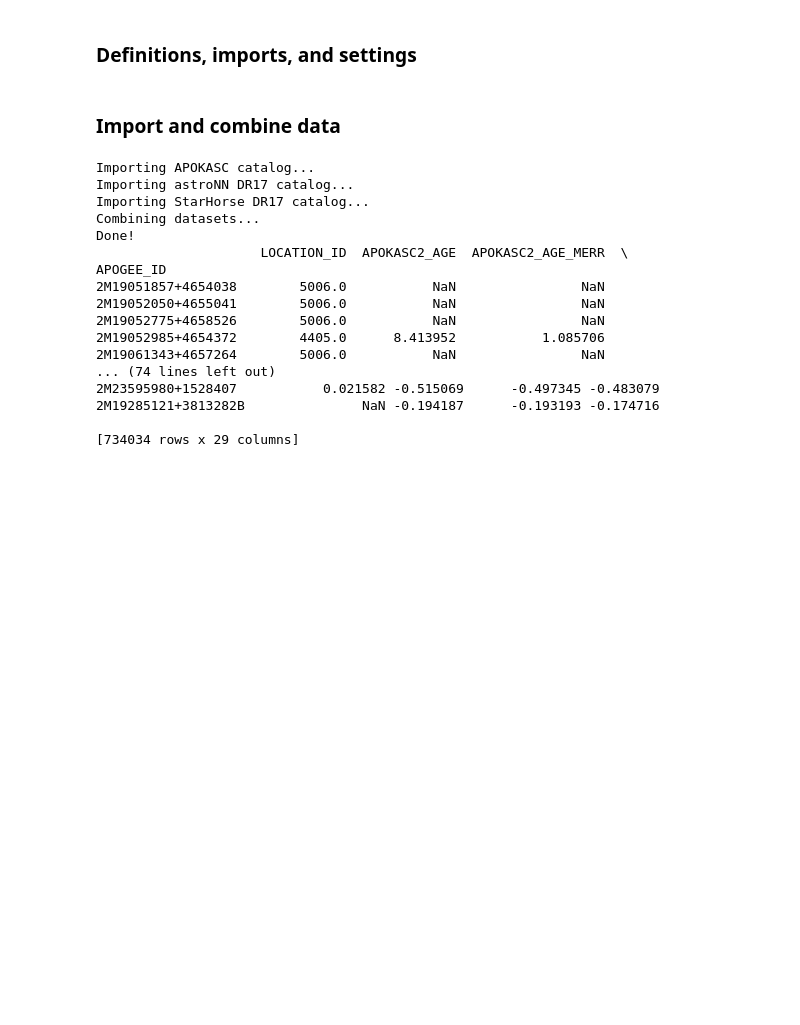
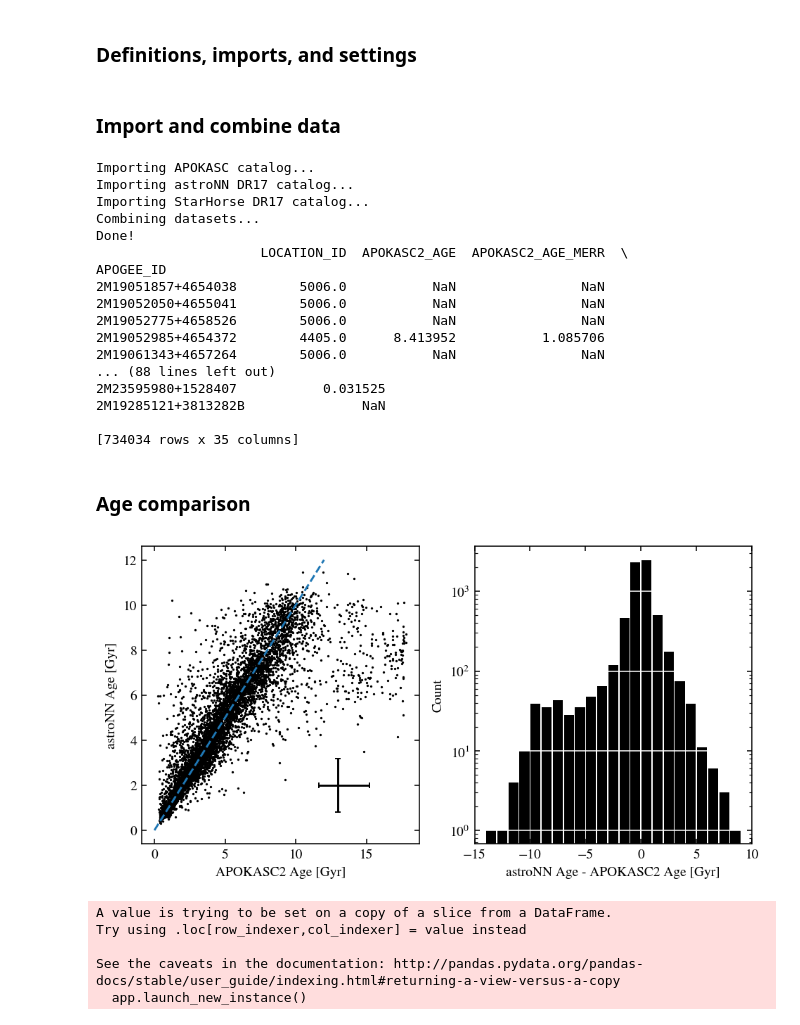
Before and after one commit to lodubay/first-year-project, a Jupyter notebook: compare_datasets.ipynb, the cells around one changed output. Saved outputs shown, nothing was run; the diff lists cells and outputs as text; code cells hidden in the pictures; blank space fills up the shorter version.

Commit message:
added alpha, fe comparisons

```diff
--- a/compare_datasets.ipynb
+++ b/compare_datasets.ipynb
@@ -5,7 +5,7 @@ from pathlib import Path
 import numpy as np
 import pandas as pd
 import matplotlib.pyplot as plt
-import matplotlib.patches as patches
+from matplotlib import patches, colors, cm
 from astropy.table import Table
 
 # Plot settings
@@ -13,6 +13,7 @@ plt.rc(('xtick', 'ytick'), direction='in')
 plt.rc('xtick', top=True)
 plt.rc('ytick', right=True)
 plt.rc('font', family='STIXgeneral')
+plt.rc('figure', dpi=140)
 
 # Paths
 data_dir = '/users/PAS2055/lodubay/Data/APOGEE'
@@ -42,6 +43,13 @@ def rms(array, arrmin=None, arrmax=None):
     if arrmax:
         array = array[array < arrmax]
     return np.sqrt(np.mean(array**2))
+
+def quad_add(arr1, arr2):
+    """
+    Add input arrays in quadrature.
+
+    """
+    return np.sqrt(arr1**2 + arr2**2)
 # %% [markdown]
 ### Import and combine data
 # %%
@@ -54,7 +62,7 @@ apokasc_df['LOC_ID'] = apokasc_df['LOC_ID'].astype(int)
 apokasc_cols = ['2MASS_ID', 'LOC_ID', 'APOKASC2_AGE', 'APOKASC2_AGE_MERR',
                 'APOKASC2_AGE_PERR', 'DR16_ALP_M_COR', 'DR16_ALP_M_COR_ERR',
                 'DR16_FE_H', 'DR16_FE_H_ERR', 'DR16_M_H_COR',
-                'DR16_M_H_COR_ERR']
+                'DR16_M_H_COR_ERR', 'DR16_O_FE', 'DR16_O_FE_ERR']
 
 # astroNN DR17 catalog
 print('Importing astroNN DR17 catalog...')
@@ -89,6 +97,10 @@ stellar_params.rename(columns={'age_lowess_correct': 'ASTRONN_AGE', 'age_total_e
 stellar_params['STARHORSE_M_H_MERR'] = stellar_params['STARHORSE_M_H'] - stellar_params['met16']
 stellar_params['STARHORSE_M_H_PERR'] = stellar_params['met84'] - stellar_params['STARHORSE_M_H']
 stellar_params.drop(['met16', 'met84'], axis='columns', inplace=True)
+stellar_params['ASTRONN_C_N'] = stellar_params['ASTRONN_C_H'] - stellar_params['ASTRONN_N_H']
+stellar_params['ASTRONN_C_N_ERR'] = quad_add(stellar_params['ASTRONN_C_H_ERR'], stellar_params['ASTRONN_N_H_ERR'])
+stellar_params['ASTRONN_O_FE'] = stellar_params['ASTRONN_O_H'] - stellar_params['ASTRONN_FE_H']
+stellar_params['ASTRONN_O_FE_ERR'] = quad_add(stellar_params['ASTRONN_O_H_ERR'], stellar_params['ASTRONN_FE_H_ERR'])
 print('Done!')
 print(stellar_params)
 # %% [output]
@@ -104,8 +116,54 @@ APOGEE_ID
 2M19052775+4658526        5006.0           NaN                NaN
 2M19052985+4654372        4405.0      8.413952           1.085706
 2M19061343+4657264        5006.0           NaN                NaN
-... (74 lines left out)
-2M23595980+1528407           0.021582 -0.515069      -0.497345 -0.483079
-2M19285121+3813282B               NaN -0.194187      -0.193193 -0.174716
+... (88 lines left out)
+2M23595980+1528407           0.031525
+2M19285121+3813282B               NaN
 
-[734034 rows x 29 columns]
+[734034 rows x 35 columns]
+# %% [markdown]
+### Age comparison
+# %%
+# Select targets with ages from both APOKASC and astroNN
+ages = stellar_params[(pd.notna(stellar_params['APOKASC2_AGE'])) & (pd.notna(stellar_params['ASTRONN_AGE']))]
+
+# APOKASC age vs astroNN age
+fig, axs = plt.subplots(1, 2, figsize=(8, 4))
+ax = axs[0]
+ax.plot([0, 12], [0, 12], linestyle='--')
+ax.scatter(ages['APOKASC2_AGE'], ages['ASTRONN_AGE'], s=0.5, c='k')
+# plot RMS error
+ax.errorbar(13, 2,
+            xerr=[[rms(ages['APOKASC2_AGE_MERR'])],
+                  [rms(ages['APOKASC2_AGE_PERR'])]],
+            yerr=rms(ages['ASTRONN_AGE_ERR']),
+            color='k', capsize=2)
+ax.set_xlabel('APOKASC2 Age [Gyr]')
+ax.set_ylabel('astroNN Age [Gyr]')
+
+# Histrogram of age differences
+ax = axs[1]
+xmin = -15
+xmax = 10
+bins = np.linspace(xmin, xmax, 26)
+ax.hist(ages['ASTRONN_AGE'] - ages['APOKASC2_AGE'],
+        color='k', bins=bins, rwidth=0.9)
+ax.grid(which='major', axis='y', color='w')
+ax.set_xlim((xmin, xmax))
+ax.set_yscale('log')
+ax.set_xlabel('astroNN Age - APOKASC2 Age [Gyr]')
+ax.set_ylabel('Count')
+plt.show()
+# %% [output]
+[figure, added]
+# %%
+# List of IDs for stars with big age differences
+age_discrep = ages[ages['ASTRONN_AGE'] - ages['APOKASC2_AGE'] < -5]
+age_discrep['AGE_DIFF'] = age_discrep['ASTRONN_AGE'] - age_discrep['APOKASC2_AGE']
+age_discrep.to_csv('age_discrep.csv')
+# %% [output]
+A value is trying to be set on a copy of a slice from a DataFrame.
+Try using .loc[row_indexer,col_indexer] = value instead
+
+See the caveats in the documentation: http://pandas.pydata.org/pandas-docs/stable/user_guide/indexing.html#returning-a-view-versus-a-copy
+  app.launch_new_instance()
```
Also changed, not shown: parts of 5 cells of this notebook, 3 other files.
